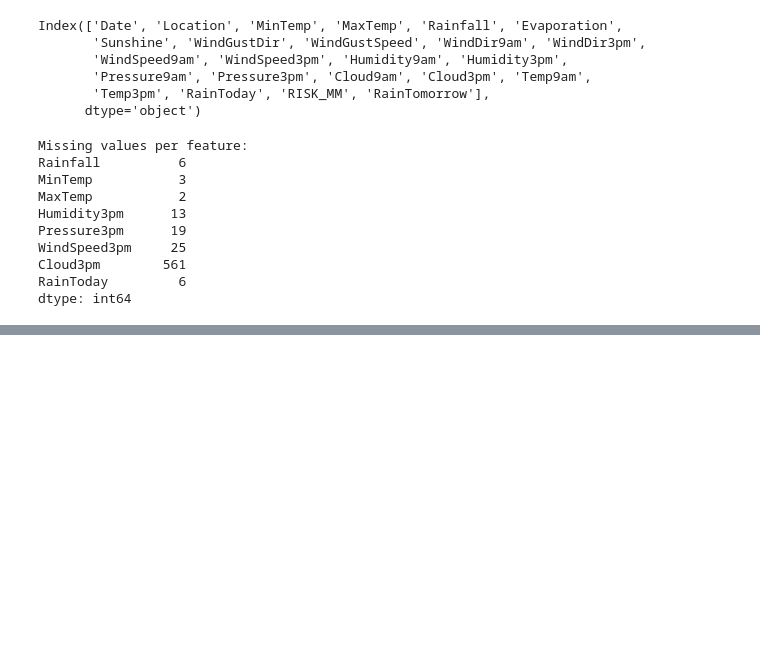
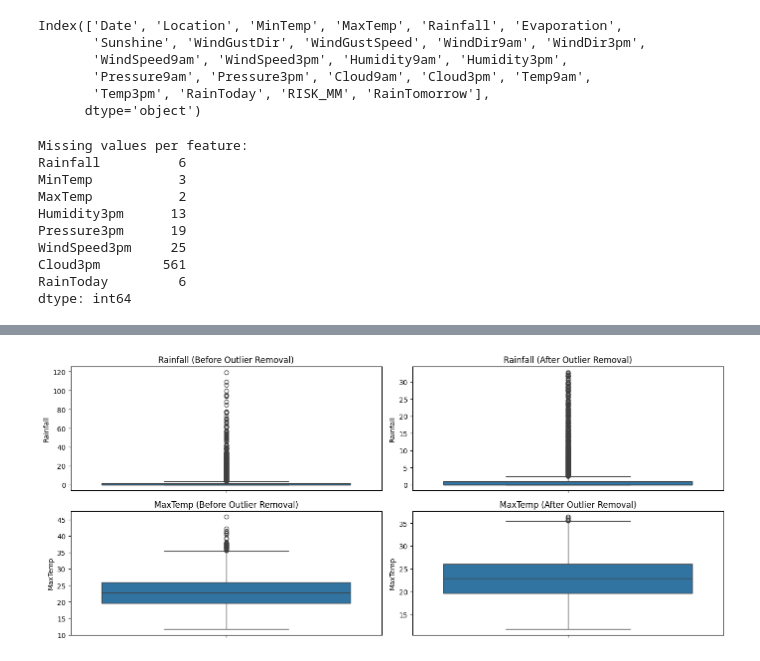
Before and after one commit to Mahyar-mhn/WeatherAUS_Rainfall_Regression_Analysis, a Jupyter notebook: main.ipynb, the cells around one changed output, grey strips where cells are left out. Drawn from its saved outputs; the diff is of its cells as text; code cells hidden in the pictures; blank space fills up the shorter version.

```diff
--- a/main.ipynb
+++ b/main.ipynb
@@ -66,0 +143,13 @@ dtype: int64
+# %%
+# Define threshold
+z_threshold = 3
+
+# Recalculate z-scores
+rainfall_z = (df_selected["Rainfall"] - df_selected["Rainfall"].mean()) / df_selected["Rainfall"].std()
+maxtemp_z = (df_selected["MaxTemp"] - df_selected["MaxTemp"].mean()) / df_selected["MaxTemp"].std()
+
+# Create mask for valid (non-outlier) entries
+valid_rows = (np.abs(rainfall_z) <= z_threshold) & (np.abs(maxtemp_z) <= z_threshold)
+
+# Filtered dataset without outliers
+df_clean = df_selected[valid_rows].copy()
@@ -66,0 +175,26 @@ dtype: int64
+# %%
+# Set up visual comparison
+plt.figure(figsize=(14, 6))
+
+# Rainfall
+plt.subplot(2, 2, 1)
+sns.boxplot(y=df_selected["Rainfall"])
+plt.title("Rainfall (Before Outlier Removal)")
+
+plt.subplot(2, 2, 2)
+sns.boxplot(y=df_clean["Rainfall"])
+plt.title("Rainfall (After Outlier Removal)")
+
+# MaxTemp
+plt.subplot(2, 2, 3)
+sns.boxplot(y=df_selected["MaxTemp"])
+plt.title("MaxTemp (Before Outlier Removal)")
+
+plt.subplot(2, 2, 4)
+sns.boxplot(y=df_clean["MaxTemp"])
+plt.title("MaxTemp (After Outlier Removal)")
+
+plt.tight_layout()
+plt.show()
+# %% [output]
+[figure, added]
```
Also changed, not shown: parts of 8 cells of this notebook.
